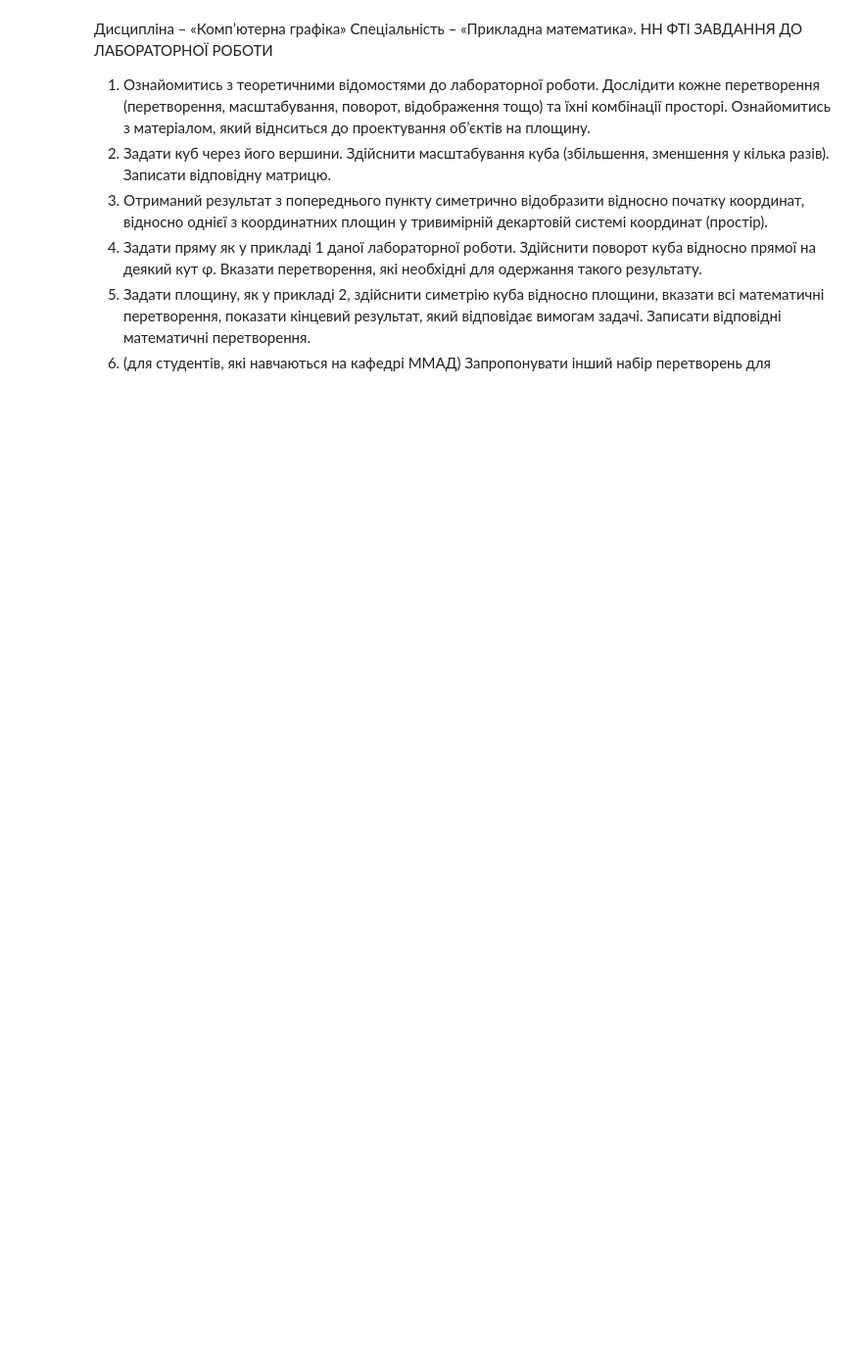
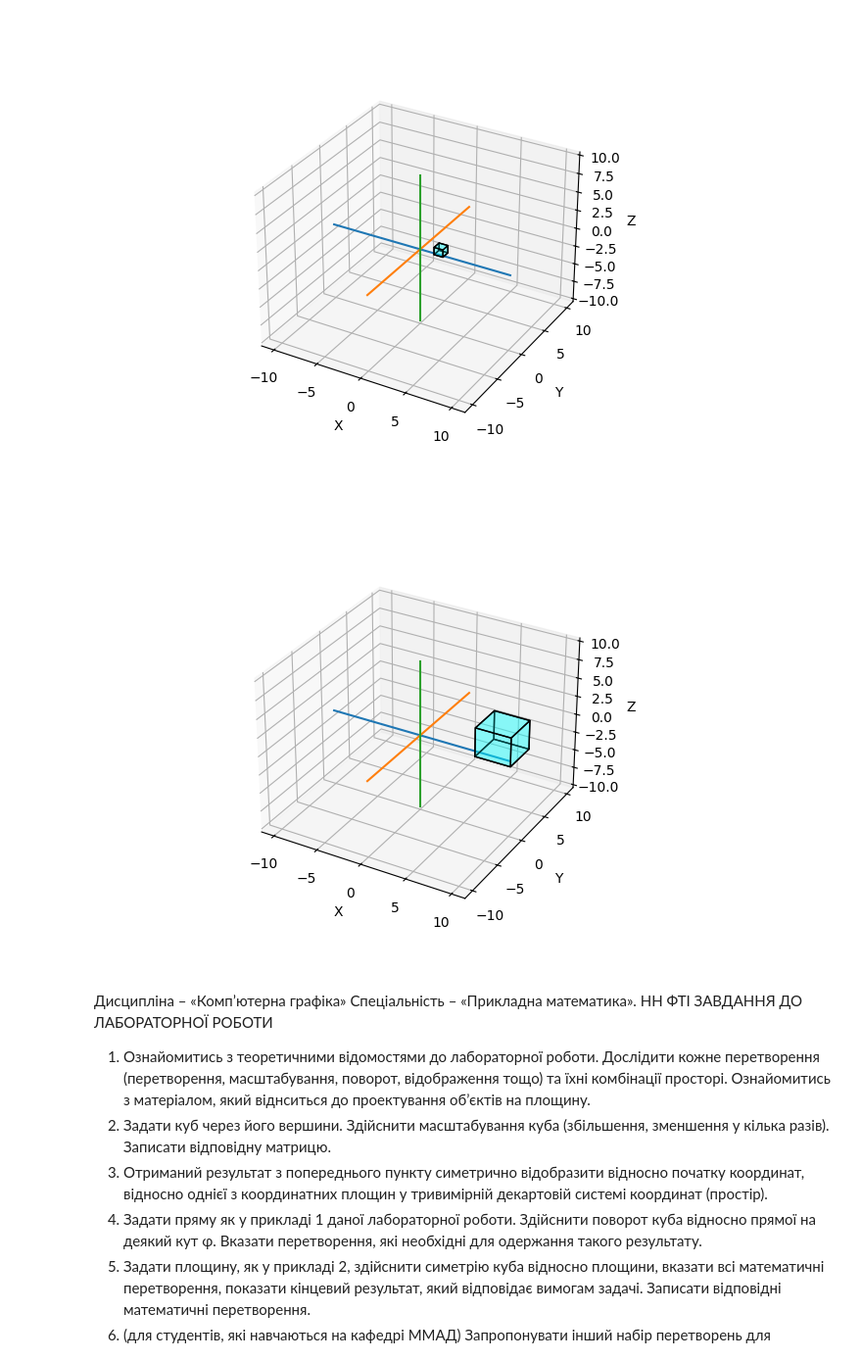
Before and after one commit to KlymentievMaksym/CompGraph, a Jupyter notebook: Lab2.ipynb, the cells around one changed output. Shown at 98% size. Saved outputs shown, nothing was run; the diff lists cells and outputs as text; code cells hidden in the pictures; blank space fills up the shorter version.

Commit message:
Created class Cube, simmple scaling is done

```diff
--- a/Lab2.ipynb
+++ b/Lab2.ipynb
@@ -87,17 +6,0 @@ cube_4d = np.column_stack((cube, np.array([1]*cube.shape[0])))
-# %%
-fig = plt.figure()
-ax = fig.add_subplot(projection='3d')
-
-# ax.scatter(cube[:, 0], cube[:, 1], cube[:, 2])
-ax.plot(system_coordinates[:, 0][:2], system_coordinates[:, 1][:2], system_coordinates[:, 2][:2])
-ax.plot(system_coordinates[:, 0][2:4], system_coordinates[:, 1][2:4], system_coordinates[:, 2][2:4])
-ax.plot(system_coordinates[:, 0][4:6], system_coordinates[:, 1][4:6], system_coordinates[:, 2][4:6])
-
-# plotting cube
-ax.add_collection3d(Poly3DCollection(faces, facecolors='cyan', linewidths=1, edgecolors='k', alpha=.25))
-
-ax.set_xlabel('X')
-ax.set_ylabel('Y')
-ax.set_zlabel('Z')
-
-plt.show()
@@ -105,0 +125,3 @@ plt.show()
+# %%
+cube = Cube([2, 2, -2], 2)
+cube.plot3d()
@@ -106,3 +130,14 @@ plt.show()
+# %%
+cube_scale_05 = cube.copy()
+cube_scale_05.scale(0.5)
+cube_scale_05.plot3d()
+
+cube_scale_2 = cube.copy()
+cube_scale_2.scale(2)
+cube_scale_2.plot3d()
+# %% [output]
+[figure, added]
+[figure, added]
 # %% [markdown]
 Дисципліна – «Комп’ютерна графіка»
 Спеціальність – «Прикладна математика». НН ФТІ
```
Also changed, not shown: parts of 5 cells of this notebook.
